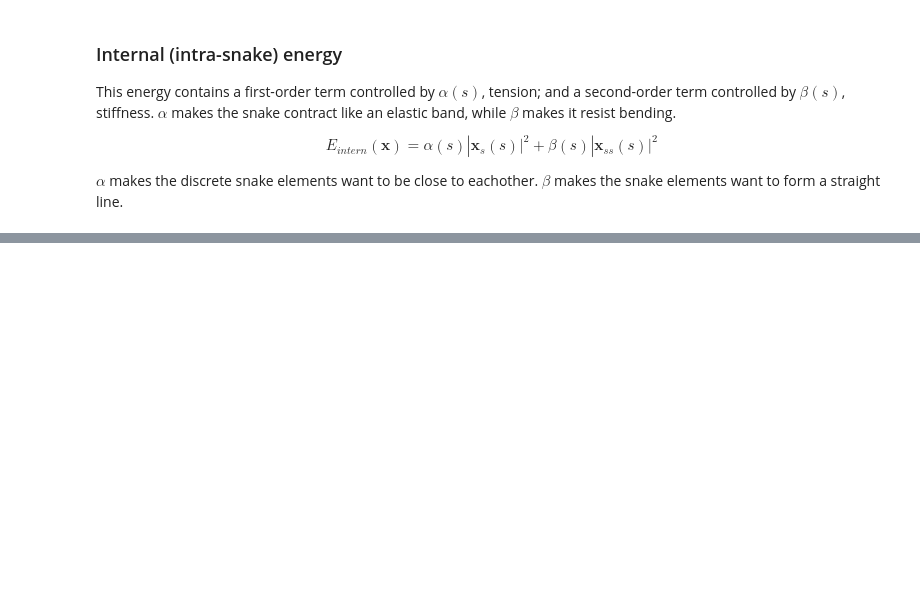
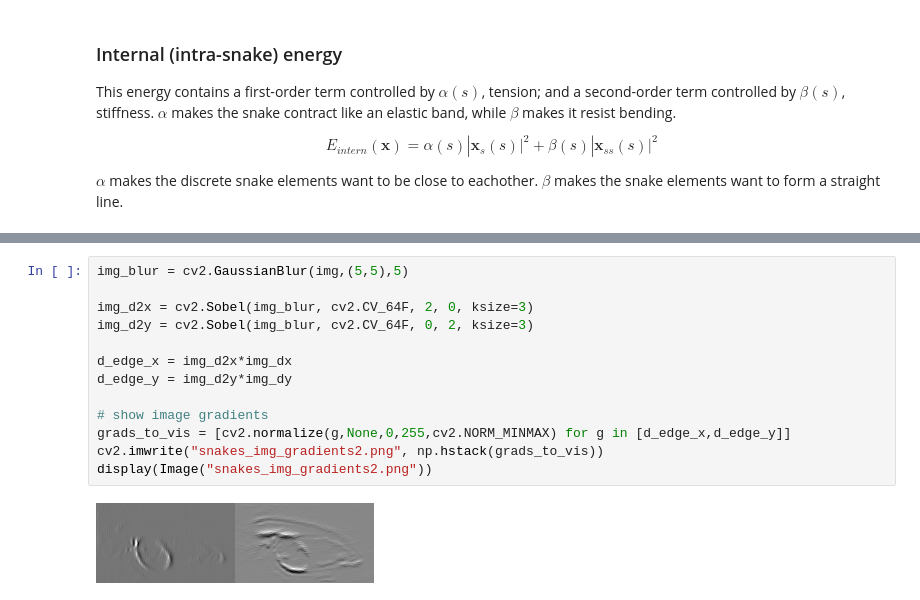
Before and after one commit to errollw/CLM-gaze-tracker-OLD, a Jupyter notebook: snakes.ipynb, the cells around one changed output, grey strips where cells are left out. Saved outputs shown, nothing was run; the diff lists cells and outputs as text; blank space fills up the shorter version.

```diff
--- a/snakes.ipynb
+++ b/snakes.ipynb
@@ -103,0 +121,15 @@ display(Image("snakes_img_gradients.png"))
+# %%
+img_blur = cv2.GaussianBlur(img,(5,5),5)
+
+img_d2x = cv2.Sobel(img_blur, cv2.CV_64F, 2, 0, ksize=3)
+img_d2y = cv2.Sobel(img_blur, cv2.CV_64F, 0, 2, ksize=3)
+
+d_edge_x = img_d2x*img_dx
+d_edge_y = img_d2y*img_dy
+
+# show image gradients
+grads_to_vis = [cv2.normalize(g,None,0,255,cv2.NORM_MINMAX) for g in [d_edge_x,d_edge_y]]
+cv2.imwrite("snakes_img_gradients2.png", np.hstack(grads_to_vis))
+display(Image("snakes_img_gradients2.png"))
+# %% [output]
+[figure, added]
```
Also changed, not shown: parts of 13 cells of this notebook, 12 other files.
